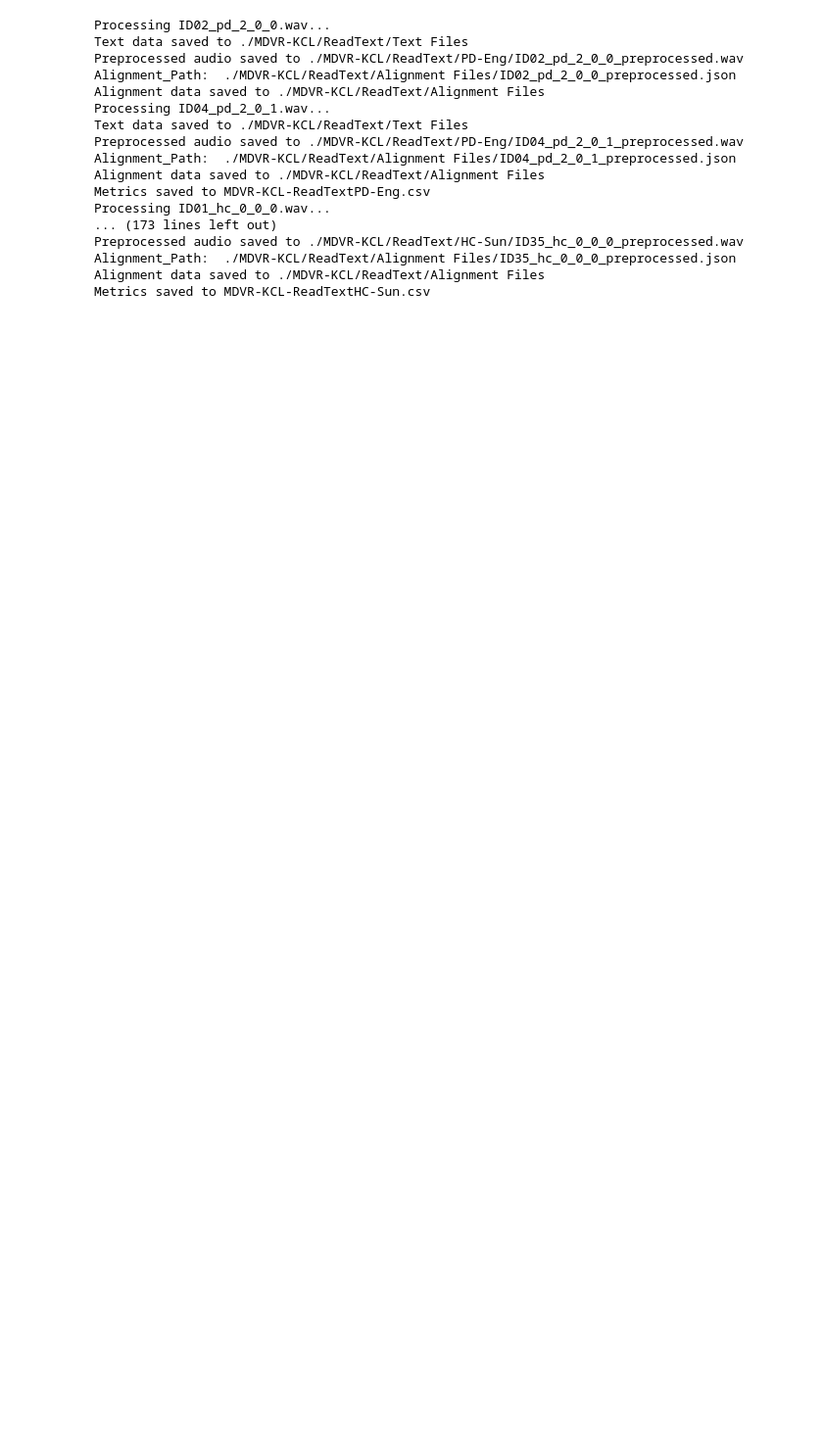
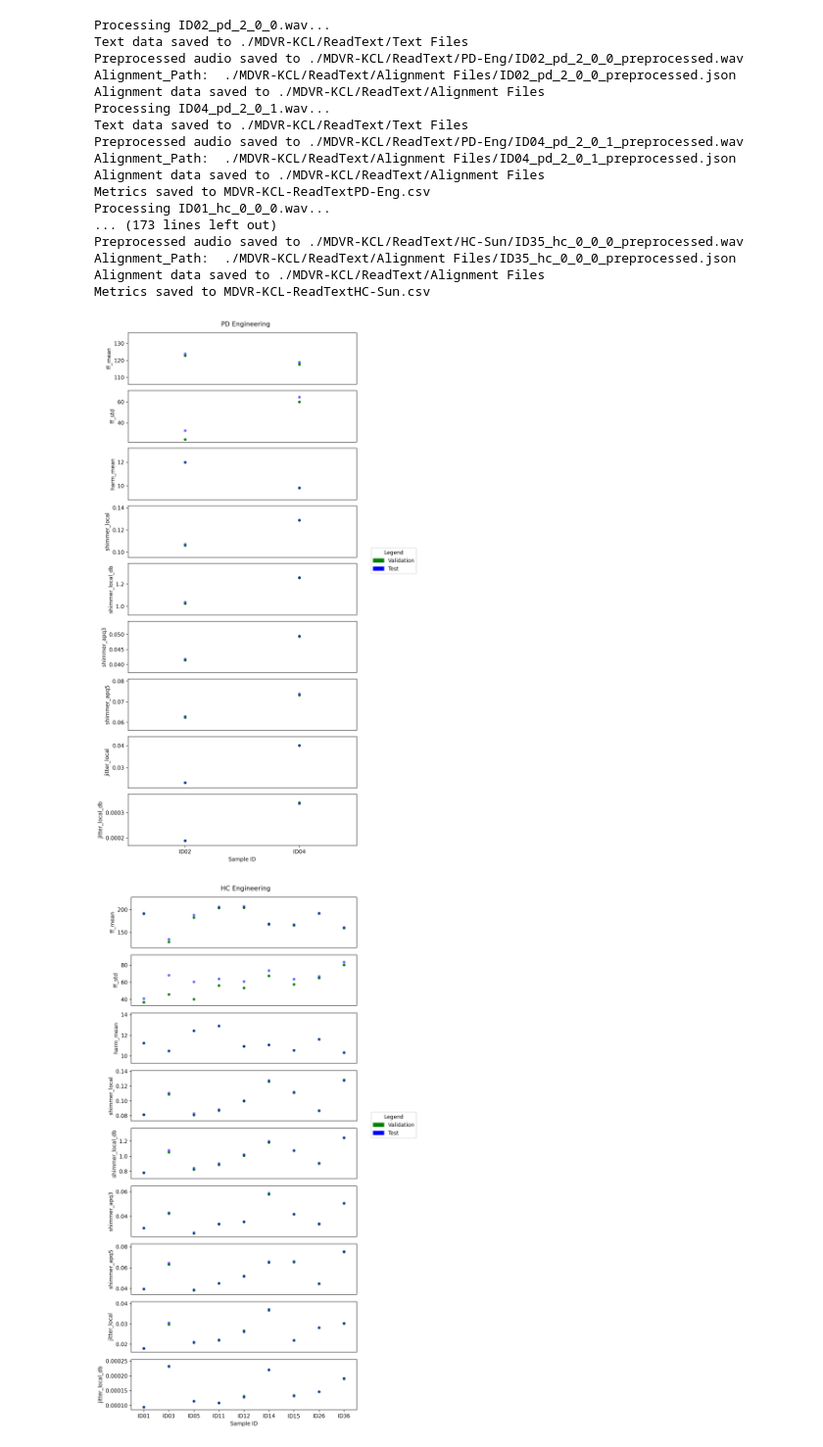
Before and after one commit to thomas-cong/PDBiomarkers, a Jupyter notebook: MDVR-KCL-Experiments.ipynb, the cells around one changed output. Shown at 98% size. Drawn from its saved outputs; the diff is of its cells as text; code cells hidden in the pictures; blank space fills up the shorter version.

Commit message:
improved harmonicity calculation- using API to praat, added plotting functionality for validating in MDVR

```diff
--- a/MDVR-KCL-Experiments.ipynb
+++ b/MDVR-KCL-Experiments.ipynb
@@ -5,5 +6,10 @@ import feature_calculation.build_biomarker_csv as build_biomarker_csv
 import pandas as pd
 import warnings
 import seaborn as sns
+import matplotlib.pyplot as plt
+import matplotlib.patches as mpatches
+
 warnings.filterwarnings('ignore')
+plt.rcParams['figure.dpi'] = 300
+plt.rcParams['savefig.dpi'] = 300
 # %%
@@ -48,6 +76,45 @@ for df in [pd_eng_validation, hc_eng_validation, pd_sun_validation, hc_sun_valid
 # %%
-pairs = [(pd_eng, pd_eng_validation),
-         (hc_eng, hc_eng_validation),
-         (pd_sun, pd_sun_validation),
-         (hc_sun, hc_sun_validation)]
-for pair in pairs:
+triples = [(pd_eng, pd_eng_validation, 'PD Engineering'),
+         (hc_eng, hc_eng_validation, 'HC Engineering'),
+         (pd_sun, pd_sun_validation, 'PD Sun Story'),
+         (hc_sun, hc_sun_validation, 'HC Sun Story')]
+def plot_validation_metrics(test, validation, title):
+    # Create a figure with subplots
+    f, axs = plt.subplots(len(test.columns), 1, figsize=(8, 16))
+    # Iterate over each column and create a strip plot
+    for i, col in enumerate(test.columns):
+        upper_lim = max(test[col].max(), validation[col].max()) * 1.1
+        lower_lim = min(test[col].min(), validation[col].min()) * 0.9
+        # Plot validation data
+        sns.stripplot(data=validation, x=validation.index.str.split('_').str[0], y=col, ax=axs[i], color='green')
+        # Plot test data
+        sns.stripplot(data=test, x=test.index.str.split('_').str[0], y=col, ax=axs[i], color='blue', alpha=0.6)
+        # Remove x-labels for all but the last subplot
+        if i != len(test.columns) - 1:
+            axs[i].set_xlabel('')
+            axs[i].set(xticks=[])
+        else:
+            axs[i].set_xlabel("Sample ID")
+        axs[i].set_ylim(lower_lim, upper_lim)
+
+    # Create custom legend handles
+    blue_patch = mpatches.Patch(color='blue', label='Test')
+    green_patch = mpatches.Patch(color='green', label='Validation')
+
+    # Add legend to the right
+    f.legend(handles=[green_patch, blue_patch],
+         loc='center left',
+         bbox_to_anchor=(0.9, 0.5),  # Move legend closer to the right
+         title='Legend')
+
+    # Move the suptitle up to create margin above the first plot
+    f.suptitle(title, y = 0.89)  # y > 1 moves the title up
+
+    f.tight_layout(rect=[0, 0, 0.88, 0.9])  # Leave space at top for title, right for legend
+    f.savefig(f"./Validation Files/Plots/MDVR-KCL_{title}_validation.png", bbox_inches='tight', dpi=300)
+    return f
+for triple in triples:
+    plot = plot_validation_metrics(triple[0], triple[1], triple[2])
+# %% [output]
+[figure, added]
+[figure, added]
```
Also changed, not shown: parts of 5 cells of this notebook, 7 other files.
